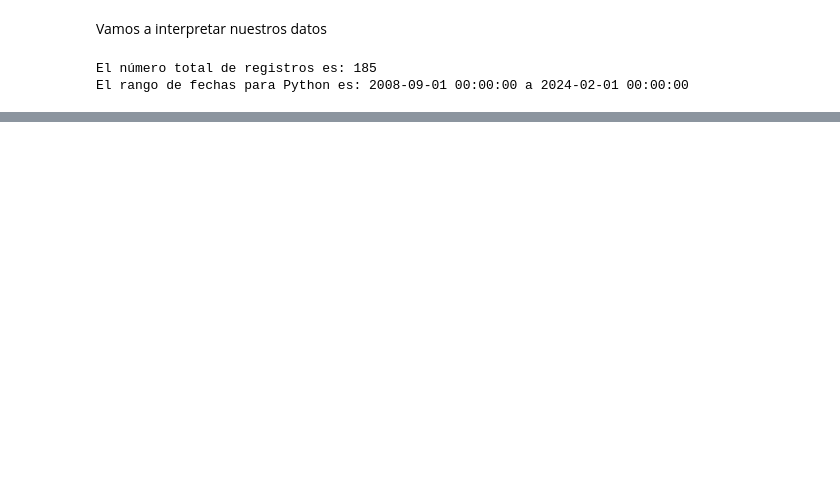
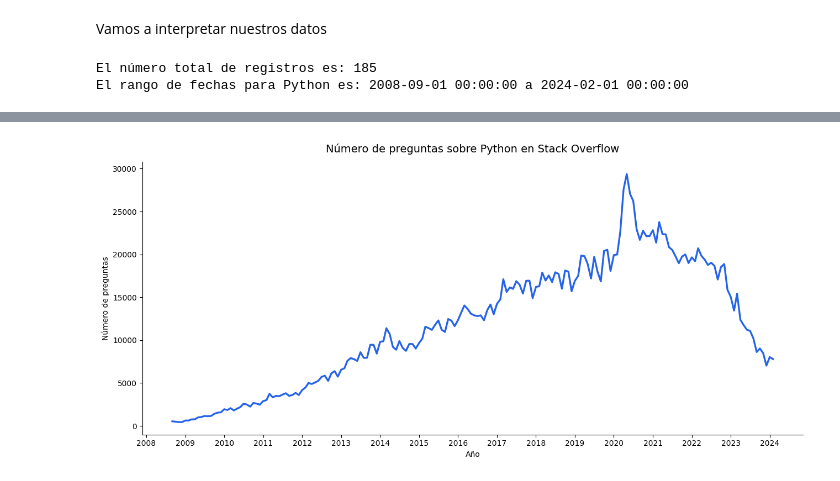
Before and after one commit to AlexSG29/Modelos_Econometricos, a Jupyter notebook: segunda clase/taller.ipynb, the cells around one changed output, grey strips where cells are left out. Drawn from its saved outputs; the diff is of its cells as text; code cells hidden in the pictures; blank space fills up the shorter version.

Commit message:
grafica mejorada

```diff
--- a/segunda clase/taller.ipynb
+++ b/segunda clase/taller.ipynb
@@ -80,0 +42,4 @@ Osea tenemos fechas que van desde Noviembre de 2008 hasta Febrero de 2024.
+# %%
+# primero saquemos una dt a parte solo con python para trabajar mas comodo
+df_python = df[['Month', 'Python']].copy()
+df_python.head()
@@ -80,0 +53,4 @@ Osea tenemos fechas que van desde Noviembre de 2008 hasta Febrero de 2024.
+# %%
+# ahora si vamos a ajustar la temporalidad de los periodos. Solo tomemos el año y el mes de cada registro.
+df_python['YearMonth'] = df_python['Month'].dt.to_period('M')
+df_python.head()
@@ -80,0 +64,31 @@ Osea tenemos fechas que van desde Noviembre de 2008 hasta Febrero de 2024.
+# %%
+# bien ahora vamos a graficar la serie de tiempo con la nueva temporalida
+import matplotlib.pyplot as plt
+import matplotlib.dates as mdates
+
+fig, ax = plt.subplots(figsize=(13, 6))
+
+ax.plot(
+    df_python['Month'],
+    df_python['Python'],
+    color='#2563eb',
+    linewidth=2.4
+)
+
+ax.set_title('Número de preguntas sobre Python en Stack Overflow', fontsize=14, pad=12)
+ax.set_xlabel('Año')
+ax.set_ylabel('Número de preguntas')
+
+# formatear eje x para que muestre solo el año
+ax.xaxis.set_major_locator(mdates.YearLocator())
+ax.xaxis.set_major_formatter(mdates.DateFormatter('%Y'))
+ax.tick_params(axis='x', rotation=0)
+
+# limpieza visual
+ax.spines['top'].set_visible(False)
+ax.spines['right'].set_visible(False)
+
+plt.tight_layout()
+plt.show()
+# %% [output]
+[figure, added]
```
Also changed, not shown: parts of 4 cells of this notebook.
